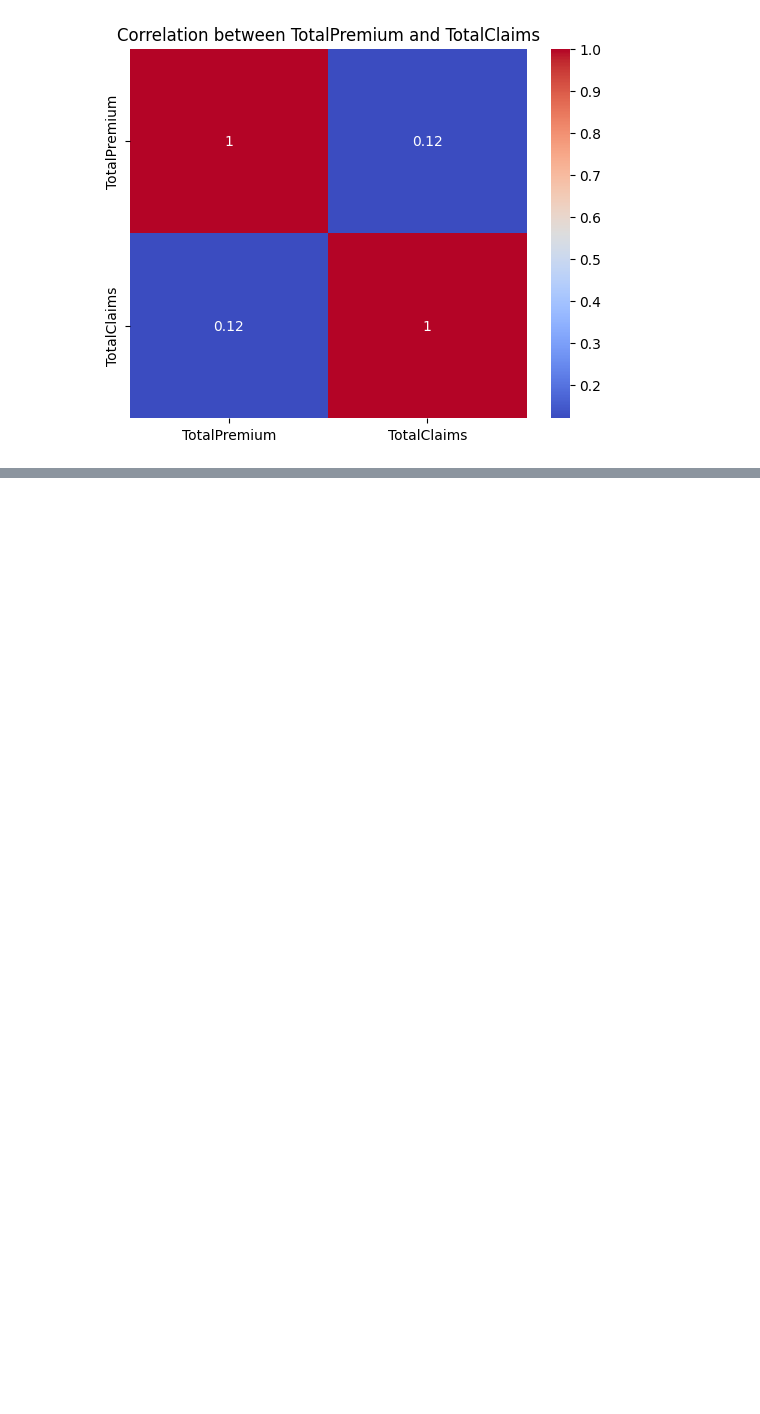
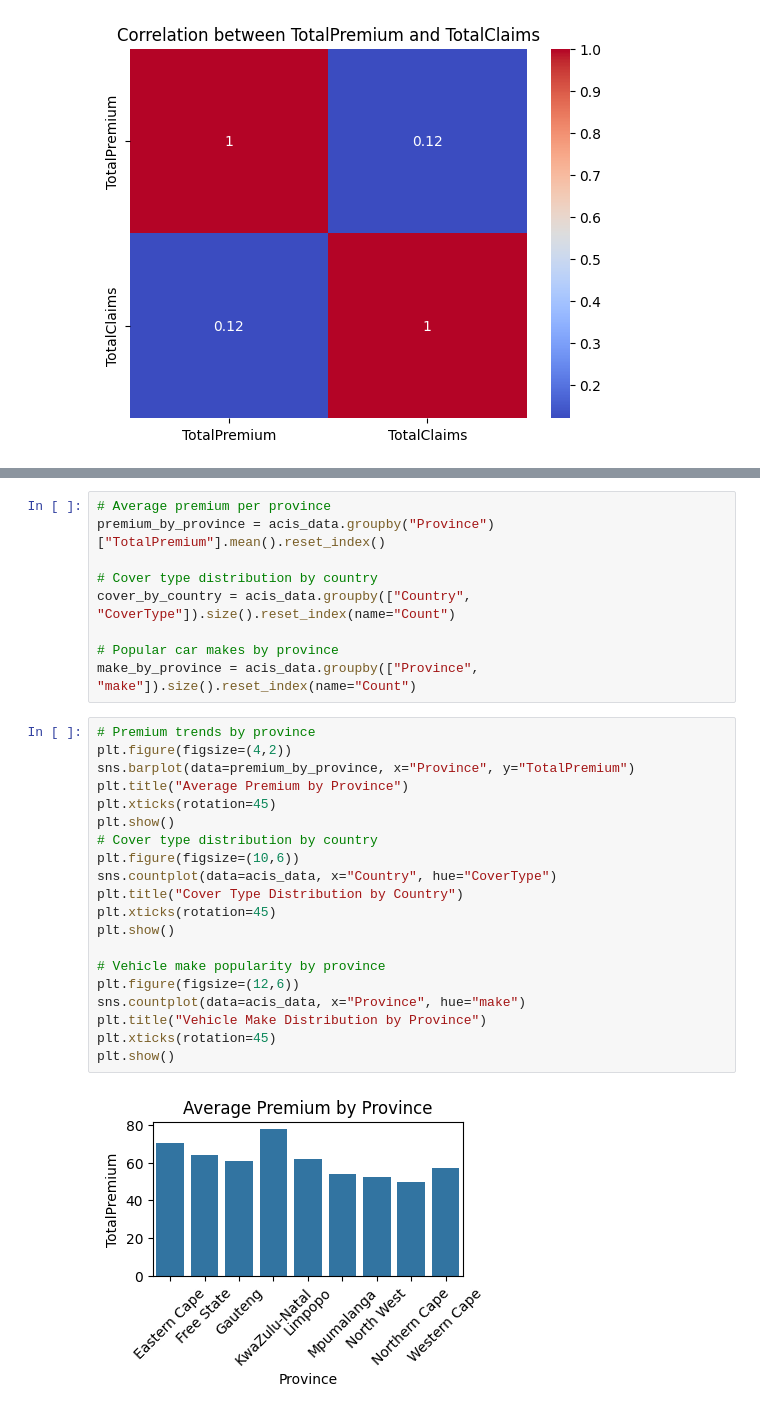
Before and after one commit to EstifanosTeklay/AlphaCareInsurance, a Jupyter notebook: notebooks/AcisEda.ipynb, the cells around one changed output, grey strips where cells are left out. Saved outputs shown, nothing was run; the diff lists cells and outputs as text; blank space fills up the shorter version.

```diff
--- a/notebooks/AcisEda.ipynb
+++ b/notebooks/AcisEda.ipynb
@@ -132,0 +168,31 @@ plt.show()
+# %%
+# Average premium per province
+premium_by_province = acis_data.groupby("Province")["TotalPremium"].mean().reset_index()
+
+# Cover type distribution by country
+cover_by_country = acis_data.groupby(["Country", "CoverType"]).size().reset_index(name="Count")
+
+# Popular car makes by province
+make_by_province = acis_data.groupby(["Province", "make"]).size().reset_index(name="Count")
+# %%
+# Premium trends by province
+plt.figure(figsize=(4,2))
+sns.barplot(data=premium_by_province, x="Province", y="TotalPremium")
+plt.title("Average Premium by Province")
+plt.xticks(rotation=45)
+plt.show()
+# Cover type distribution by country
+plt.figure(figsize=(10,6))
+sns.countplot(data=acis_data, x="Country", hue="CoverType")
+plt.title("Cover Type Distribution by Country")
+plt.xticks(rotation=45)
+plt.show()
+
+# Vehicle make popularity by province
+plt.figure(figsize=(12,6))
+sns.countplot(data=acis_data, x="Province", hue="make")
+plt.title("Vehicle Make Distribution by Province")
+plt.xticks(rotation=45)
+plt.show()
+# %% [output]
+[figure, added]
```
Also changed, not shown: parts of 4 cells of this notebook.
